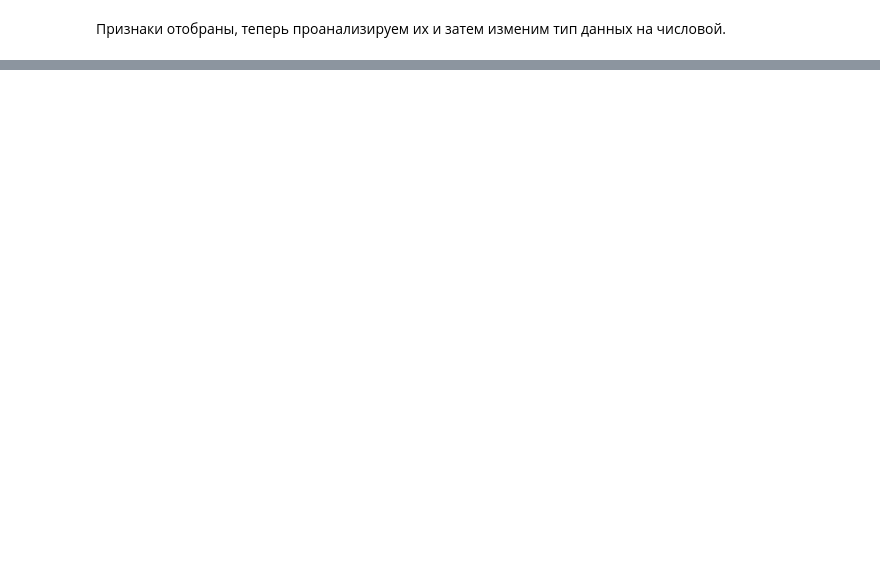
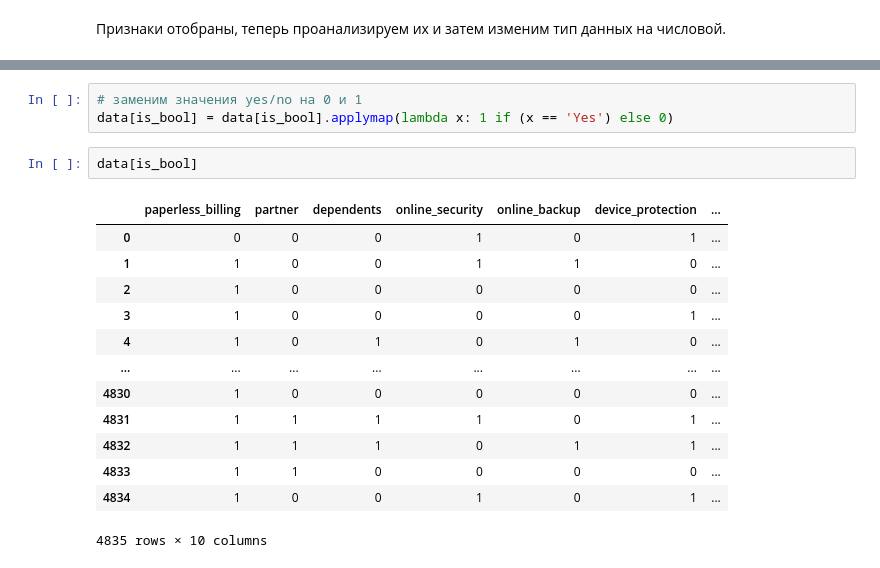
Before and after one commit to AV-BOLT/yandex_practicum, a Jupyter notebook: yandex_diploma.ipynb, the cells around one changed output, grey strips where cells are left out. Drawn from its saved outputs; the diff is of its cells as text; blank space fills up the shorter version.

```diff
--- a/yandex_diploma.ipynb
+++ b/yandex_diploma.ipynb
@@ -581,0 +649,19 @@ for col in is_bool:
+# %%
+# заменим значения yes/no на 0 и 1
+data[is_bool] = data[is_bool].applymap(lambda x: 1 if (x == 'Yes') else 0)
+# %%
+data[is_bool]
+# %% [output]
+|  | paperless_billing | partner | dependents | online_security | online_backup | device_protection | ... |
+| 0 | 0 | 0 | 0 | 1 | 0 | 1 | ... |
+| 1 | 1 | 0 | 0 | 1 | 1 | 0 | ... |
+| 2 | 1 | 0 | 0 | 0 | 0 | 0 | ... |
+| 3 | 1 | 0 | 0 | 0 | 0 | 1 | ... |
+| 4 | 1 | 0 | 1 | 0 | 1 | 0 | ... |
+| ... | ... | ... | ... | ... | ... | ... | ... |
+| 4830 | 1 | 0 | 0 | 0 | 0 | 0 | ... |
+| 4831 | 1 | 1 | 1 | 1 | 0 | 1 | ... |
+| 4832 | 1 | 1 | 1 | 0 | 1 | 1 | ... |
+| 4833 | 1 | 1 | 0 | 0 | 0 | 0 | ... |
+| 4834 | 1 | 0 | 0 | 1 | 0 | 1 | ... |
+4835 rows × 10 columns
```
Also changed, not shown: parts of 16 cells of this notebook.
